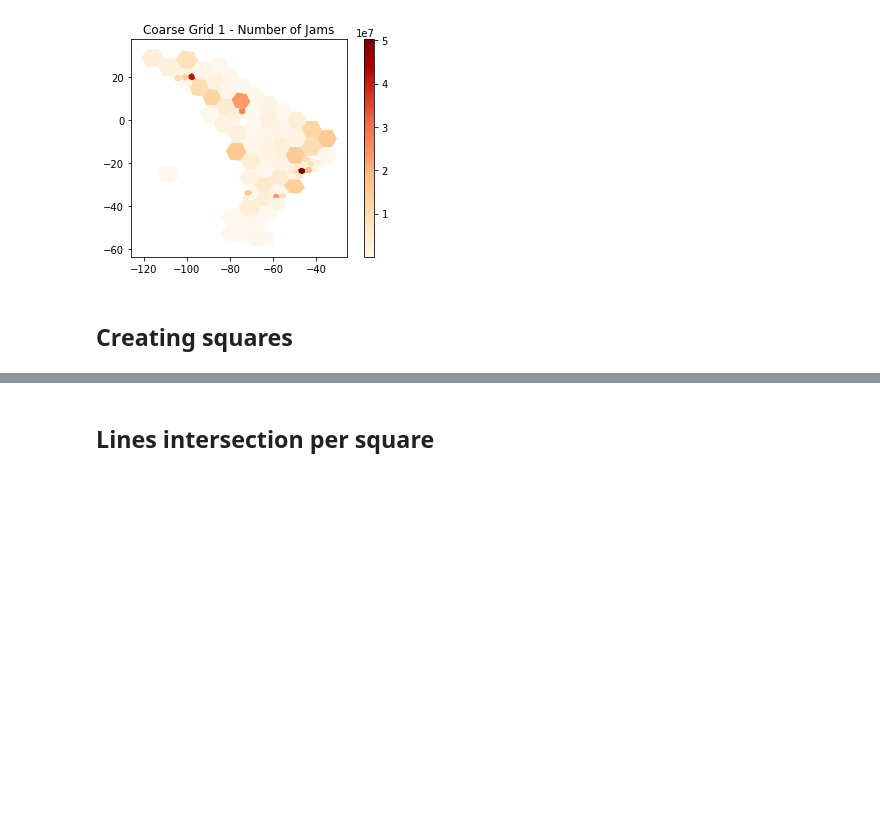
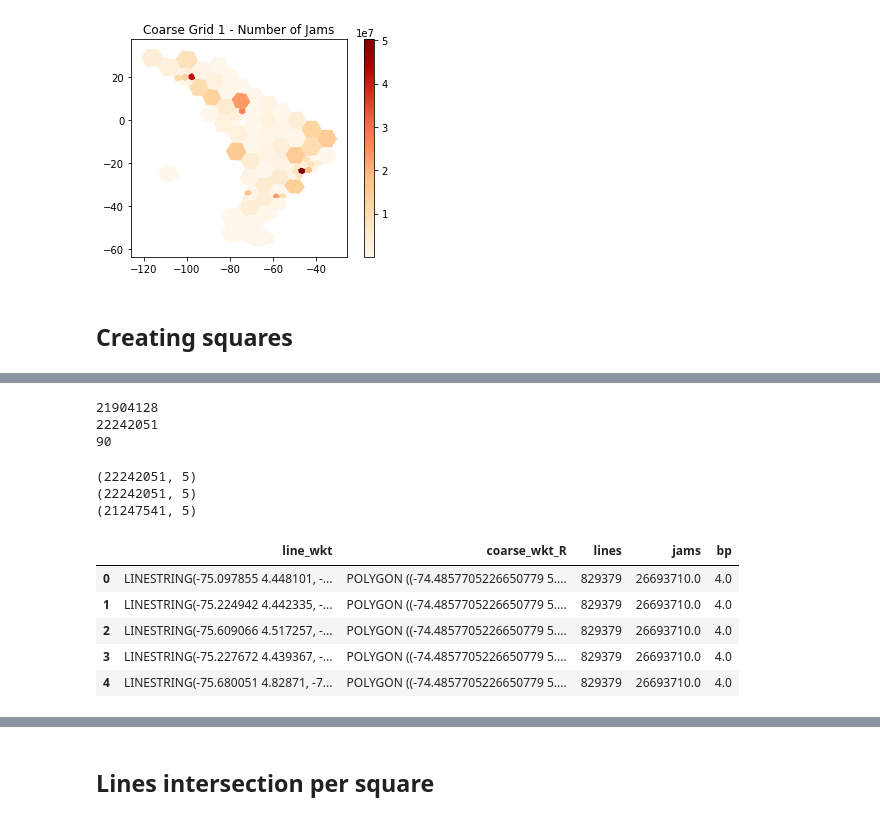
Before and after one commit to EL-BID/IDB-IDB-Invest-Coronavirus-Impact-Dashboard, a Jupyter notebook: notebooks/katana_bounds.ipynb, the cells around one changed output, grey strips where cells are left out. Drawn from its saved outputs; the diff is of its cells as text; code cells hidden in the pictures; blank space fills up the shorter version.

Commit message:
update katana using coarse first try

```diff
--- a/notebooks/katana_bounds.ipynb
+++ b/notebooks/katana_bounds.ipynb
@@ -415,6 +425,10 @@ df_coarse = split_polygon._get_coarse_grid()
 # %%
-df_dist   = pd.read_csv('/home/soniame/private/projects/corona_geo_id/coarse_grid_distribution.csv')
+df_dist   = pd.read_csv('/home/soniame/shared/spd-sdv-omitnik-waze/corona/geo_partition/figures/coarse_grid_distribution_R.csv')
 # %%
 print(len(df_lines.line_wkt))
 print(len(df_coarse.coarse_wkt))
 print(len(df_dist))
+# %% [output]
+21904128
+22242051
+90
@@ -421 +477,18 @@ print(len(df_dist))
+# %%
+in_jams, in_polygons = _intersection_coarse(geometry, df_dist)
+df_lines = df_coarse[['line_wkt', 'coarse_wkt_R']].merge(in_polygons, how='inner', on = 'coarse_wkt_R')
+print(df_coarse.shape)
+print(df_coarse.shape)
+print(df_lines.shape)
+df_lines.head()
+# %% [output]
+(22242051, 5)
+(22242051, 5)
+(21247541, 5)
+|  | line_wkt | coarse_wkt_R | lines | jams | bp |
+| 0 | LINESTRING(-75.097855 4.448101, -... | POLYGON ((-74.4857705226650779 5.... | 829379 | 26693710.0 | 4.0 |
+| 1 | LINESTRING(-75.224942 4.442335, -... | POLYGON ((-74.4857705226650779 5.... | 829379 | 26693710.0 | 4.0 |
+| 2 | LINESTRING(-75.609066 4.517257, -... | POLYGON ((-74.4857705226650779 5.... | 829379 | 26693710.0 | 4.0 |
+| 3 | LINESTRING(-75.227672 4.439367, -... | POLYGON ((-74.4857705226650779 5.... | 829379 | 26693710.0 | 4.0 |
+| 4 | LINESTRING(-75.680051 4.82871, -7... | POLYGON ((-74.4857705226650779 5.... | 829379 | 26693710.0 | 4.0 |
 # %%
```
Also changed, not shown: parts of 13 cells of this notebook, 1 other file.
